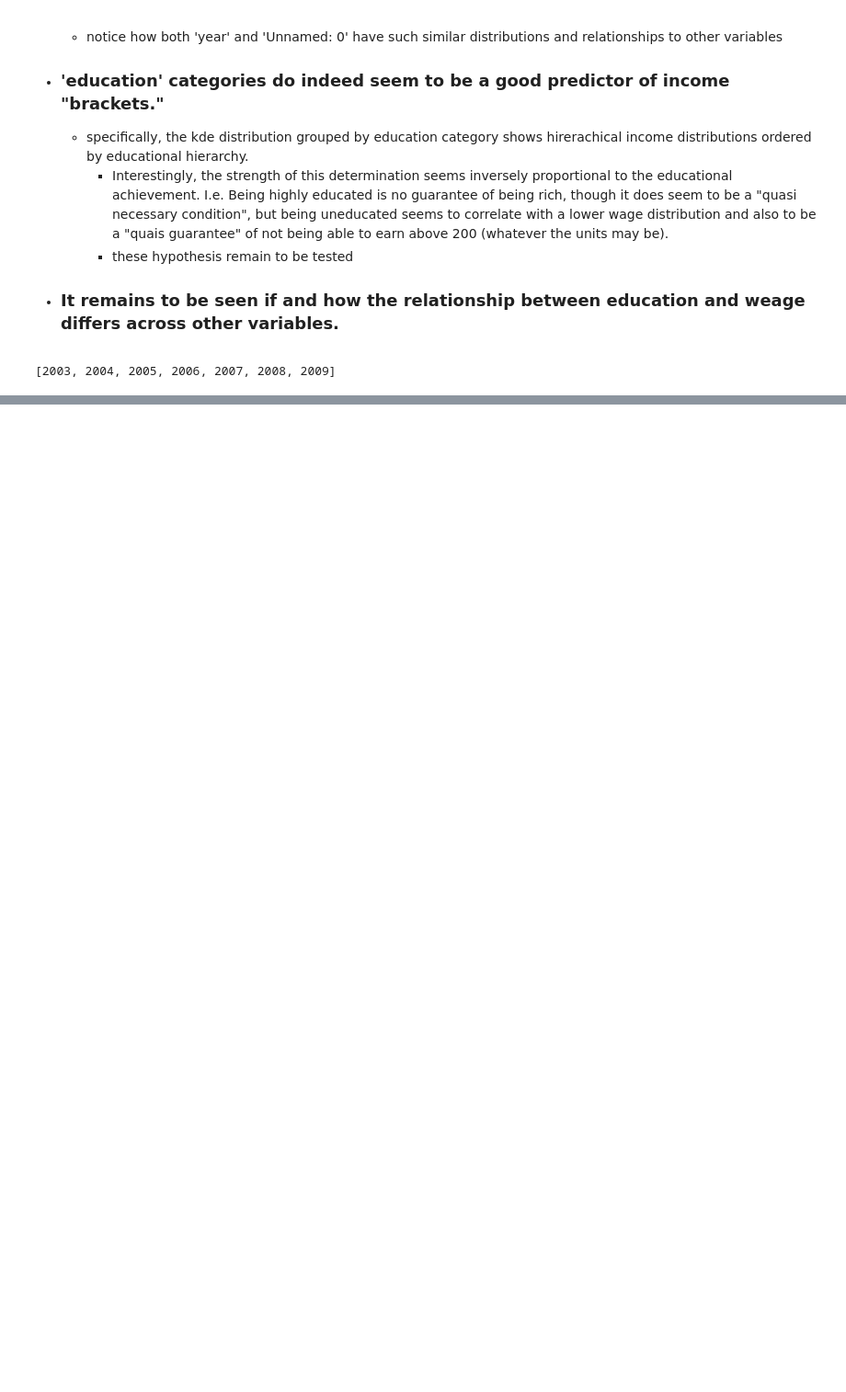
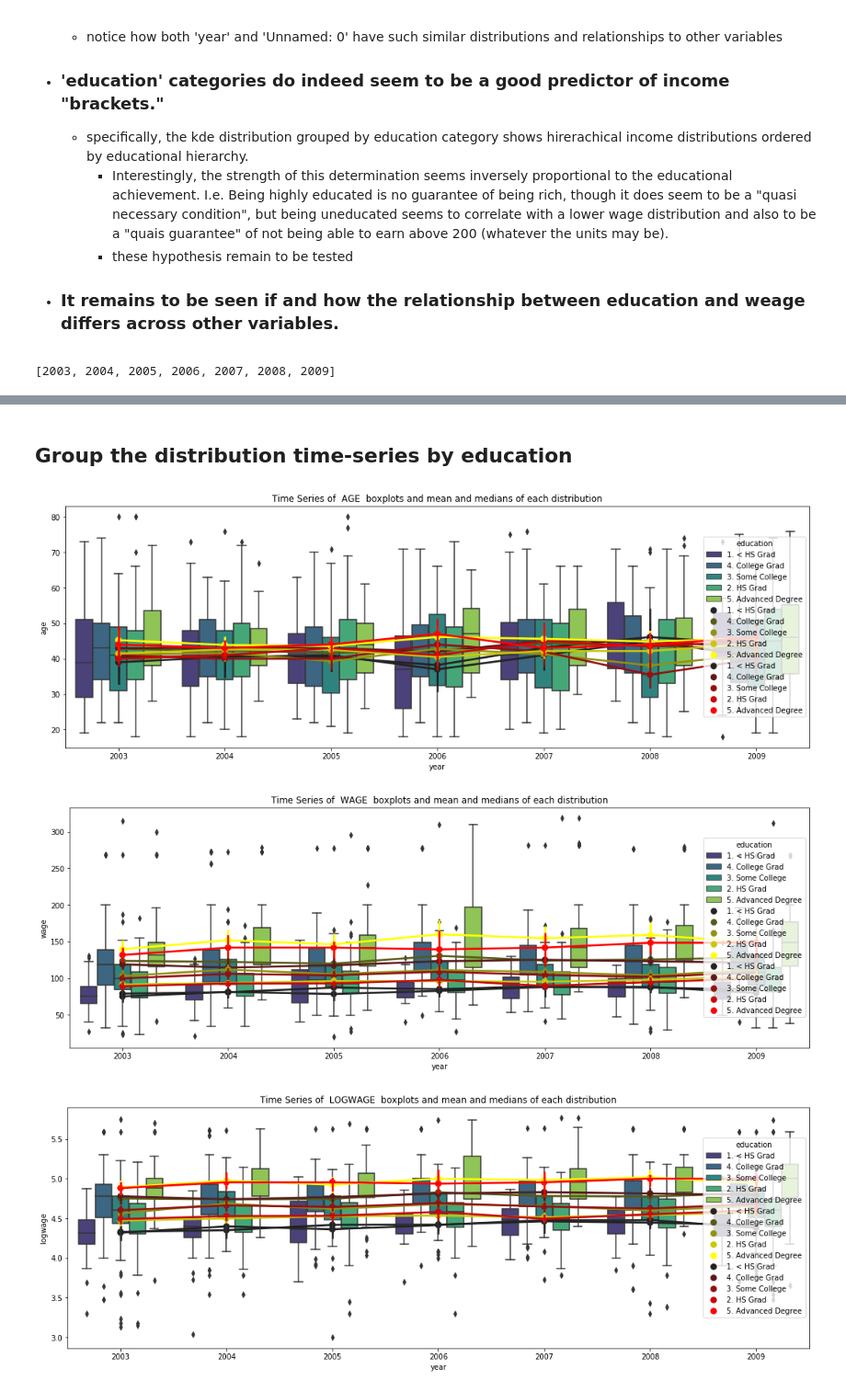
Before and after one commit to paulo-g-martinez/male-income-atlanta, a Jupyter notebook: Exploratory Data Analysis.ipynb, the cells around one changed output, grey strips where cells are left out. Shown at 92% size. Cells and saved outputs as stored; diff of their text form; code cells hidden in the pictures; blank space fills up the shorter version.

```diff
--- a/Exploratory Data Analysis.ipynb
+++ b/Exploratory Data Analysis.ipynb
@@ -229,0 +319,34 @@ sorted(wages_df.year.unique())
+# %% [markdown]
+## Group the distribution time-series by education
+# %%
+for var in ['age', 'wage', 'logwage']:
+    plt.figure(figsize=(18,6))
+    ax1 = sns.boxplot(
+        x = wages_df['year'],
+        y = wages_df[var],
+        hue = wages_df['education'] ,
+        palette = 'viridis'
+    )
+    ax2 = sns.pointplot(
+        x = 'year',
+        y = var,
+        data = wages_df,
+        color = 'yellow',
+        transparency = .5,
+        hue = 'education'
+    )
+    ax3 = sns.pointplot(
+        x = 'year',
+        y = var,
+        data = wages_df,
+        color = 'red',
+        estimator = np.median,
+        hue = 'education'
+    )
+    plt.title('Time Series of  ' + var.upper() + '  boxplots and mean and medians of each distribution')
+    plt.legend(title = 'education', loc = 'right')
+    plt.show()
+# %% [output]
+[figure, added]
+[figure, added]
+[figure, added]
```
Also changed, not shown: parts of 25 cells of this notebook.
